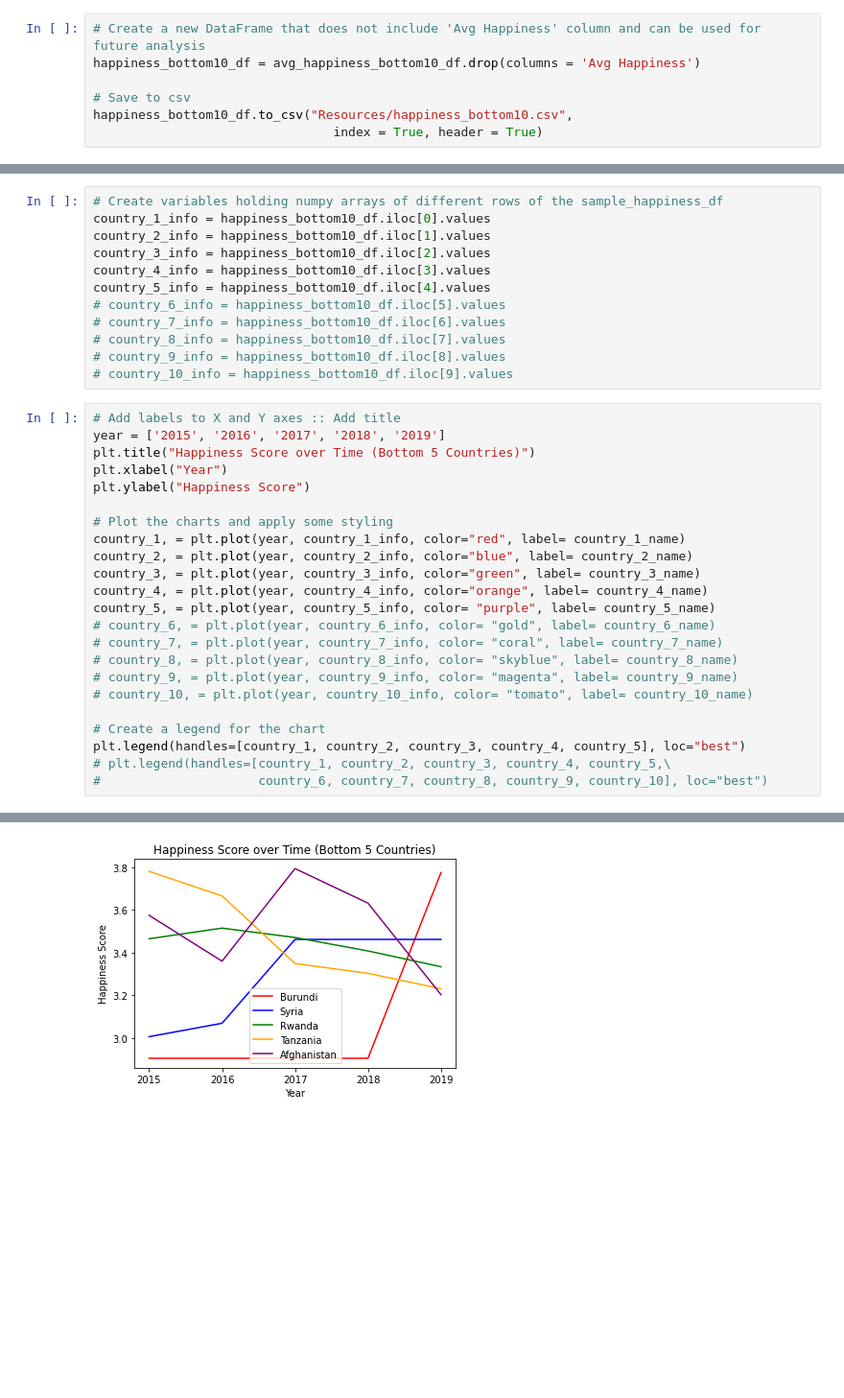
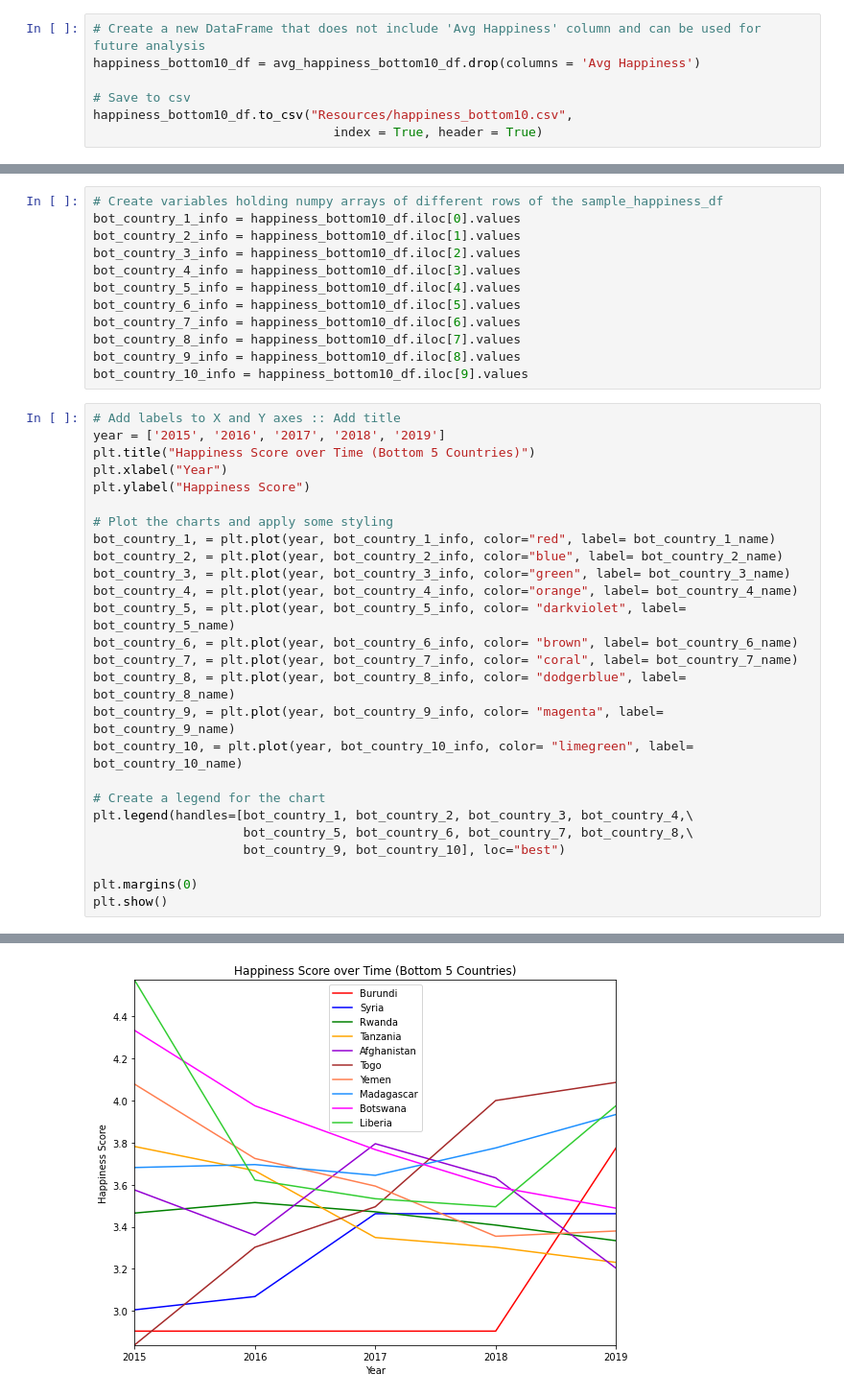
Before and after one commit to reginesgit/Factors-Contributing-to-a-Countrys-Happiness, a Jupyter notebook: Happiness/Happiness_Visuals.ipynb, the cells around one changed output, grey strips where cells are left out. Shown at 96% size. Saved outputs shown, nothing was run; the diff lists cells and outputs as text; blank space fills up the shorter version.

```diff
--- a/Happiness/Happiness_Visuals.ipynb
+++ b/Happiness/Happiness_Visuals.ipynb
@@ -211,15 +149,15 @@ country_5_name = happiness_bottom10_df.index[4]
 # %%
 # Create variables holding numpy arrays of different rows of the sample_happiness_df
-country_1_info = happiness_bottom10_df.iloc[0].values
-country_2_info = happiness_bottom10_df.iloc[1].values
-country_3_info = happiness_bottom10_df.iloc[2].values
-country_4_info = happiness_bottom10_df.iloc[3].values
-country_5_info = happiness_bottom10_df.iloc[4].values
-# country_6_info = happiness_bottom10_df.iloc[5].values
-# country_7_info = happiness_bottom10_df.iloc[6].values
-# country_8_info = happiness_bottom10_df.iloc[7].values
-# country_9_info = happiness_bottom10_df.iloc[8].values
-# country_10_info = happiness_bottom10_df.iloc[9].values
+bot_country_1_info = happiness_bottom10_df.iloc[0].values
+bot_country_2_info = happiness_bottom10_df.iloc[1].values
+bot_country_3_info = happiness_bottom10_df.iloc[2].values
+bot_country_4_info = happiness_bottom10_df.iloc[3].values
+bot_country_5_info = happiness_bottom10_df.iloc[4].values
+bot_country_6_info = happiness_bottom10_df.iloc[5].values
+bot_country_7_info = happiness_bottom10_df.iloc[6].values
+bot_country_8_info = happiness_bottom10_df.iloc[7].values
+bot_country_9_info = happiness_bottom10_df.iloc[8].values
+bot_country_10_info = happiness_bottom10_df.iloc[9].values
 # %%
 # Add labels to X and Y axes :: Add title
 year = ['2015', '2016', '2017', '2018', '2019']
@@ -228,19 +166,22 @@ plt.xlabel("Year")
 plt.ylabel("Happiness Score")
 
 # Plot the charts and apply some styling
-country_1, = plt.plot(year, country_1_info, color="red", label= country_1_name)
-country_2, = plt.plot(year, country_2_info, color="blue", label= country_2_name)
-country_3, = plt.plot(year, country_3_info, color="green", label= country_3_name)
-country_4, = plt.plot(year, country_4_info, color="orange", label= country_4_name)
-country_5, = plt.plot(year, country_5_info, color= "purple", label= country_5_name)
-# country_6, = plt.plot(year, country_6_info, color= "gold", label= country_6_name)
-# country_7, = plt.plot(year, country_7_info, color= "coral", label= country_7_name)
-# country_8, = plt.plot(year, country_8_info, color= "skyblue", label= country_8_name)
-# country_9, = plt.plot(year, country_9_info, color= "magenta", label= country_9_name)
-# country_10, = plt.plot(year, country_10_info, color= "tomato", label= country_10_name)
+bot_country_1, = plt.plot(year, bot_country_1_info, color="red", label= bot_country_1_name)
+bot_country_2, = plt.plot(year, bot_country_2_info, color="blue", label= bot_country_2_name)
+bot_country_3, = plt.plot(year, bot_country_3_info, color="green", label= bot_country_3_name)
+bot_country_4, = plt.plot(year, bot_country_4_info, color="orange", label= bot_country_4_name)
+bot_country_5, = plt.plot(year, bot_country_5_info, color= "darkviolet", label= bot_country_5_name)
+bot_country_6, = plt.plot(year, bot_country_6_info, color= "brown", label= bot_country_6_name)
+bot_country_7, = plt.plot(year, bot_country_7_info, color= "coral", label= bot_country_7_name)
+bot_country_8, = plt.plot(year, bot_country_8_info, color= "dodgerblue", label= bot_country_8_name)
+bot_country_9, = plt.plot(year, bot_country_9_info, color= "magenta", label= bot_country_9_name)
+bot_country_10, = plt.plot(year, bot_country_10_info, color= "limegreen", label= bot_country_10_name)
 
 # Create a legend for the chart
-plt.legend(handles=[country_1, country_2, country_3, country_4, country_5], loc="best")
-# plt.legend(handles=[country_1, country_2, country_3, country_4, country_5,\
-#                     country_6, country_7, country_8, country_9, country_10], loc="best")
+plt.legend(handles=[bot_country_1, bot_country_2, bot_country_3, bot_country_4,\
+                    bot_country_5, bot_country_6, bot_country_7, bot_country_8,\
+                    bot_country_9, bot_country_10], loc="best")
+
+plt.margins(0)
+plt.show()
 # %% [output]
@@ -248 +188 @@ plt.legend(handles=[country_1, country_2, country_3, country_4, country_5], loc=
-[figure, old version]
+[figure, new version]
```
Also changed, not shown: parts of 15 cells of this notebook, 4 other files.
